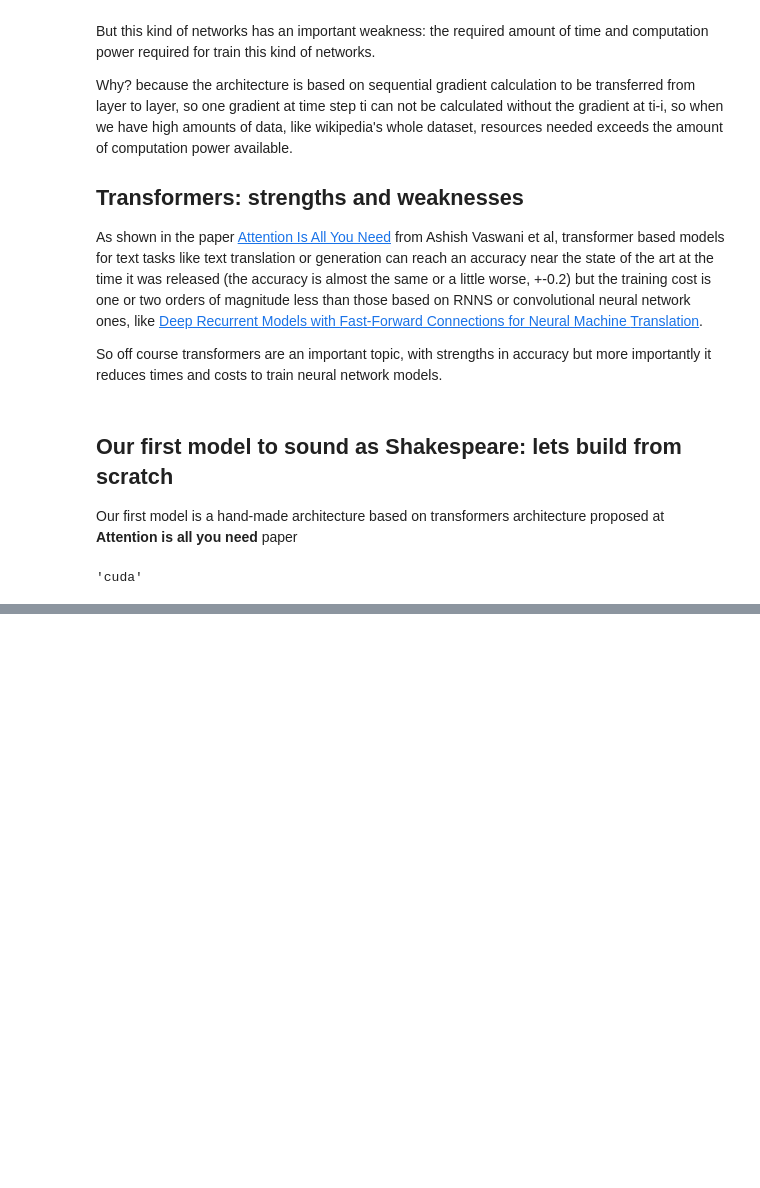
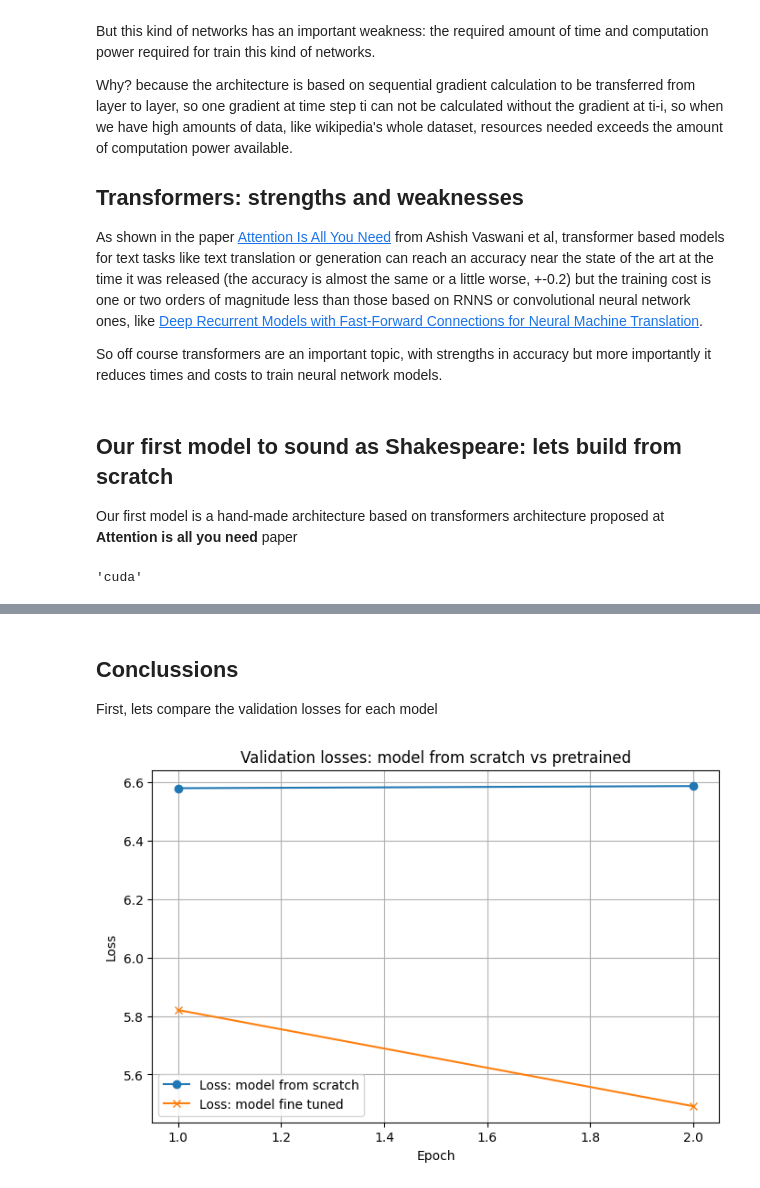
Before and after one commit to lgemc/pytorch_training_course, a Jupyter notebook: 06_nlp/064_attention/notebooks/main.ipynb, the cells around one changed output, grey strips where cells are left out. Cells and saved outputs as stored; diff of their text form; code cells hidden in the pictures; blank space fills up the shorter version.

```diff
--- a/06_nlp/064_attention/notebooks/main.ipynb
+++ b/06_nlp/064_attention/notebooks/main.ipynb
@@ -189,0 +347,14 @@ model_from_scratch, train_losses, test_losses =  train_from_scratch(
+# %% [markdown]
+## Conclussions
+
+First, lets compare the validation losses for each model
+# %%
+plot_losses(
+    test_losses_from_scratch,
+    test_losses_fine_tuned,
+    "Validation losses: model from scratch vs pretrained",
+    label1="Loss: model from scratch",
+    label2="Loss: model fine tuned",
+)
+# %% [output]
+[figure, added]
```
Also changed, not shown: parts of 9 cells of this notebook, 5 other files.
